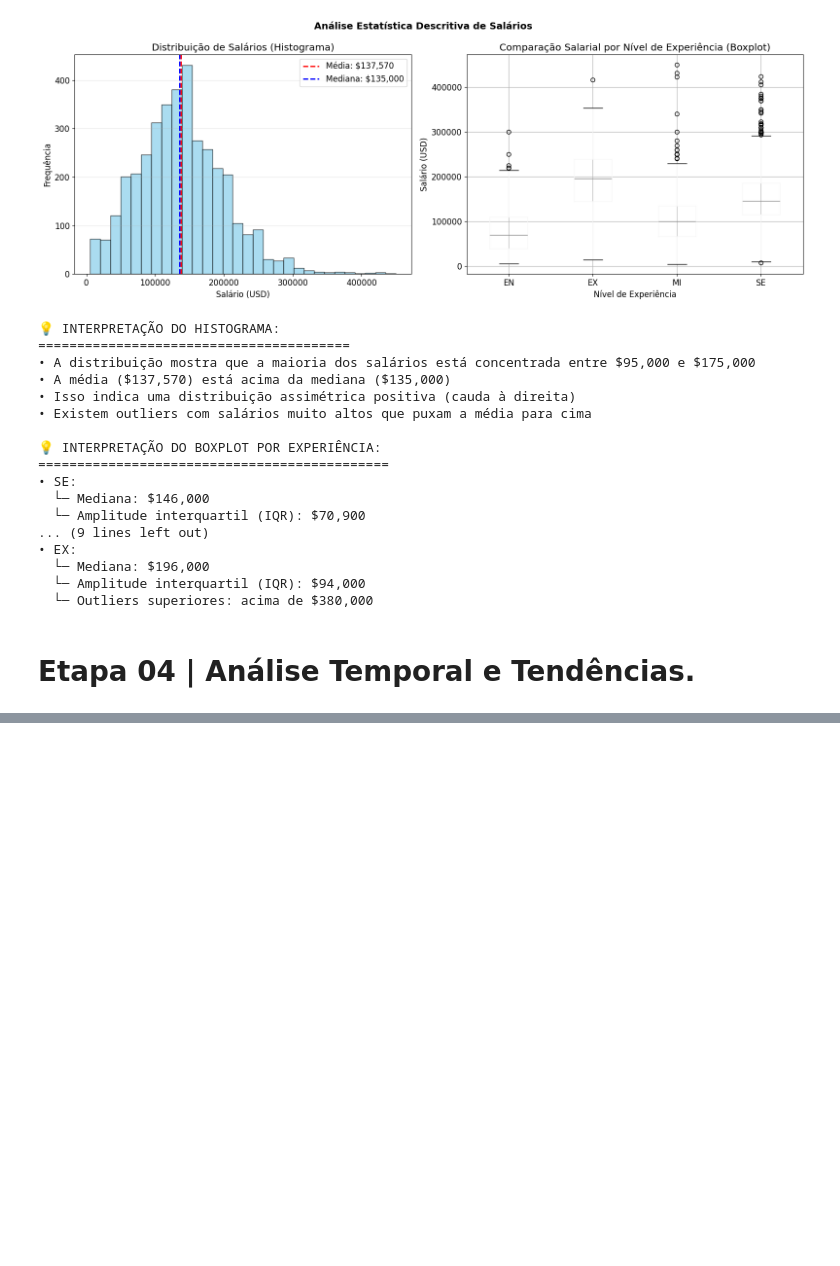
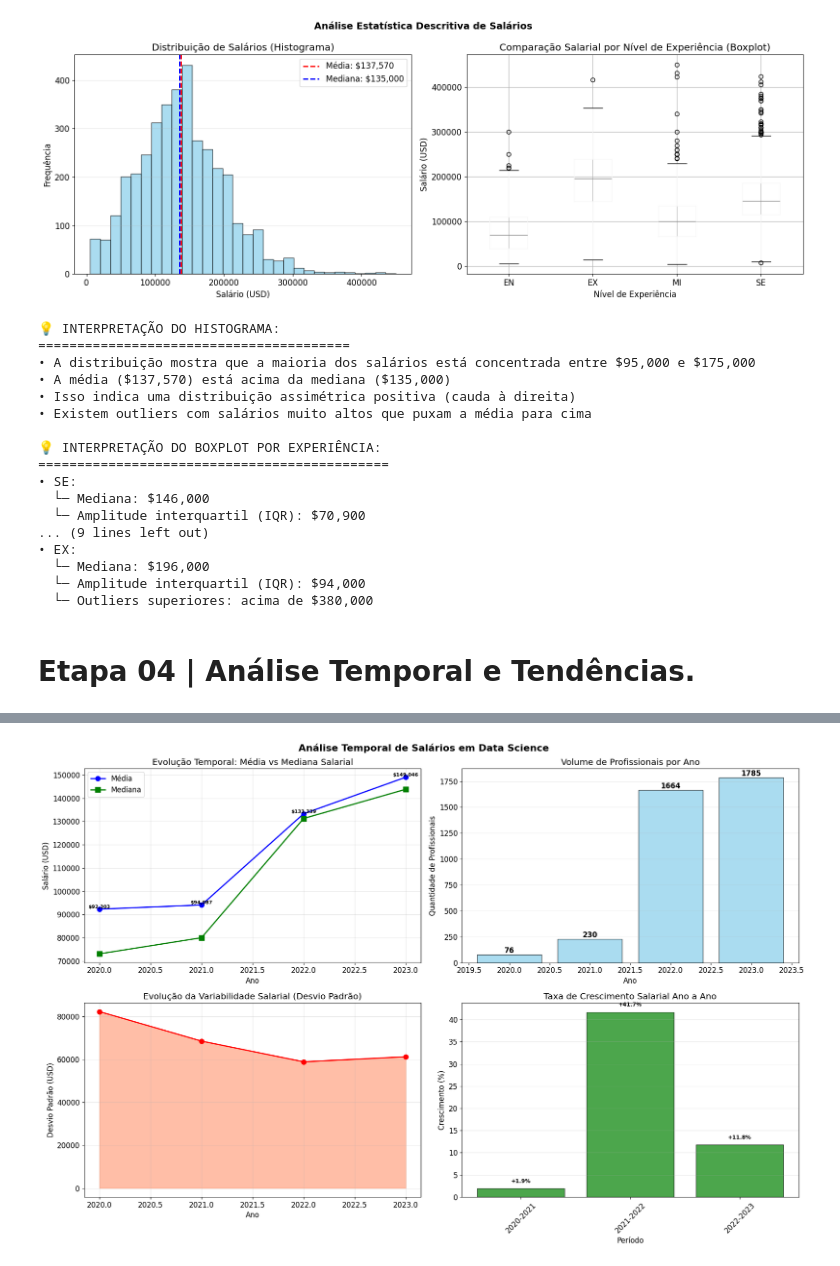
Before and after one commit to Laurentius96/Statistical_Analysis_of_Salaries_in_Data, a Jupyter notebook: main.ipynb, the cells around one changed output, grey strips where cells are left out. Cells and saved outputs as stored; diff of their text form; code cells hidden in the pictures; blank space fills up the shorter version.

```diff
--- a/main.ipynb
+++ b/main.ipynb
@@ -912,0 +1015,83 @@ for nivel in df["experience_level"].unique():
+# %%
+print("\n📊 VISUALIZAÇÕES DA EVOLUÇÃO TEMPORAL")
+print("=" * 45)
+
+# Criando figura com 3 subplots
+fig, axes = plt.subplots(2, 2, figsize=(18, 12))
+fig.suptitle("Análise Temporal de Salários em Data Science", fontsize=16, fontweight="bold")
+
+# 1. Gráfico de linha: Evolução da média e mediana salarial
+axes[0, 0].plot(salario_por_ano.index, salario_por_ano["Média"], marker="o", linewidth=2,
+                markersize=8, color="blue", label="Média")
+axes[0, 0].plot(salario_por_ano.index, salario_por_ano["Mediana"], marker="s", linewidth=2,
+                markersize=8, color="green", label="Mediana")
+axes[0, 0].set_title("Evolução Temporal: Média vs Mediana Salarial")
+axes[0, 0].set_xlabel("Ano")
+axes[0, 0].set_ylabel("Salário (USD)")
+axes[0, 0].legend()
+axes[0, 0].grid(True, alpha=0.3)
+
+# Adicionando valores nos pontos
+for ano in salario_por_ano.index:
+    axes[0, 0].text(ano, salario_por_ano.loc[ano, "Média"],
+                    f'${salario_por_ano.loc[ano, "Média"]:,.0f}',
+                    ha="center", va="bottom", fontsize=8, fontweight="bold")
+
+# 2. Gráfico de barras: Quantidade de profissionais por ano
+axes[0, 1].bar(salario_por_ano.index, salario_por_ano["Quantidade"],
+               color="skyblue", edgecolor="black", alpha=0.7)
+axes[0, 1].set_title("Volume de Profissionais por Ano")
+axes[0, 1].set_xlabel("Ano")
+axes[0, 1].set_ylabel("Quantidade de Profissionais")
+axes[0, 1].grid(axis="y", alpha=0.3)
+
+# Adicionando valores nas barras
+for ano in salario_por_ano.index:
+    axes[0, 1].text(ano, salario_por_ano.loc[ano, "Quantidade"],
+                    f'{int(salario_por_ano.loc[ano, "Quantidade"])}',
+                    ha="center", va="bottom", fontweight="bold")
+
+# 3. Gráfico de área: Desvio padrão ao longo do tempo
+axes[1, 0].fill_between(salario_por_ano.index, salario_por_ano["Desvio Padrão"],
+                         alpha=0.5, color="coral")
+axes[1, 0].plot(salario_por_ano.index, salario_por_ano["Desvio Padrão"],
+                marker="o", linewidth=2, markersize=8, color="red")
+axes[1, 0].set_title("Evolução da Variabilidade Salarial (Desvio Padrão)")
+axes[1, 0].set_xlabel("Ano")
+axes[1, 0].set_ylabel("Desvio Padrão (USD)")
+axes[1, 0].grid(True, alpha=0.3)
+
+# 4. Gráfico de barras: Taxa de crescimento anual
+crescimentos = []
+anos_crescimento = []
+
+for i, ano in enumerate(anos_ordenados):
+    if i > 0:
+        ano_anterior = anos_ordenados[i-1]
+        media_atual = salario_por_ano.loc[ano, "Média"]
+        media_anterior = salario_por_ano.loc[ano_anterior, "Média"]
+        crescimento = ((media_atual - media_anterior) / media_anterior) * 100
+        crescimentos.append(crescimento)
+        anos_crescimento.append(f'{ano_anterior}-{ano}')
+
+# Cores condicionais: verde para positivo, vermelho para negativo
+cores = ["green" if c > 0 else "red" for c in crescimentos]
+
+axes[1, 1].bar(anos_crescimento, crescimentos, color=cores, alpha=0.7, edgecolor="black")
+axes[1, 1].set_title("Taxa de Crescimento Salarial Ano a Ano")
+axes[1, 1].set_xlabel("Período")
+axes[1, 1].set_ylabel("Crescimento (%)")
+axes[1, 1].axhline(y=0, color="black", linestyle="-", linewidth=0.8)
+axes[1, 1].grid(axis="y", alpha=0.3)
+axes[1, 1].tick_params(axis="x", rotation=45)
+
+# Adicionando valores nas barras
+for i, (periodo, valor) in enumerate(zip(anos_crescimento, crescimentos)):
+    axes[1, 1].text(i, valor + (1 if valor > 0 else -1),
+                    f'{valor:+.1f}%',
+                    ha="center", va="bottom" if valor > 0 else "top",
+                    fontweight="bold", fontsize=9)
+
+plt.tight_layout()
+plt.show()
+# %% [output]
@@ -912,0 +1100 @@ for nivel in df["experience_level"].unique():
+[figure, added]
```
Also changed, not shown: parts of 19 cells of this notebook.
